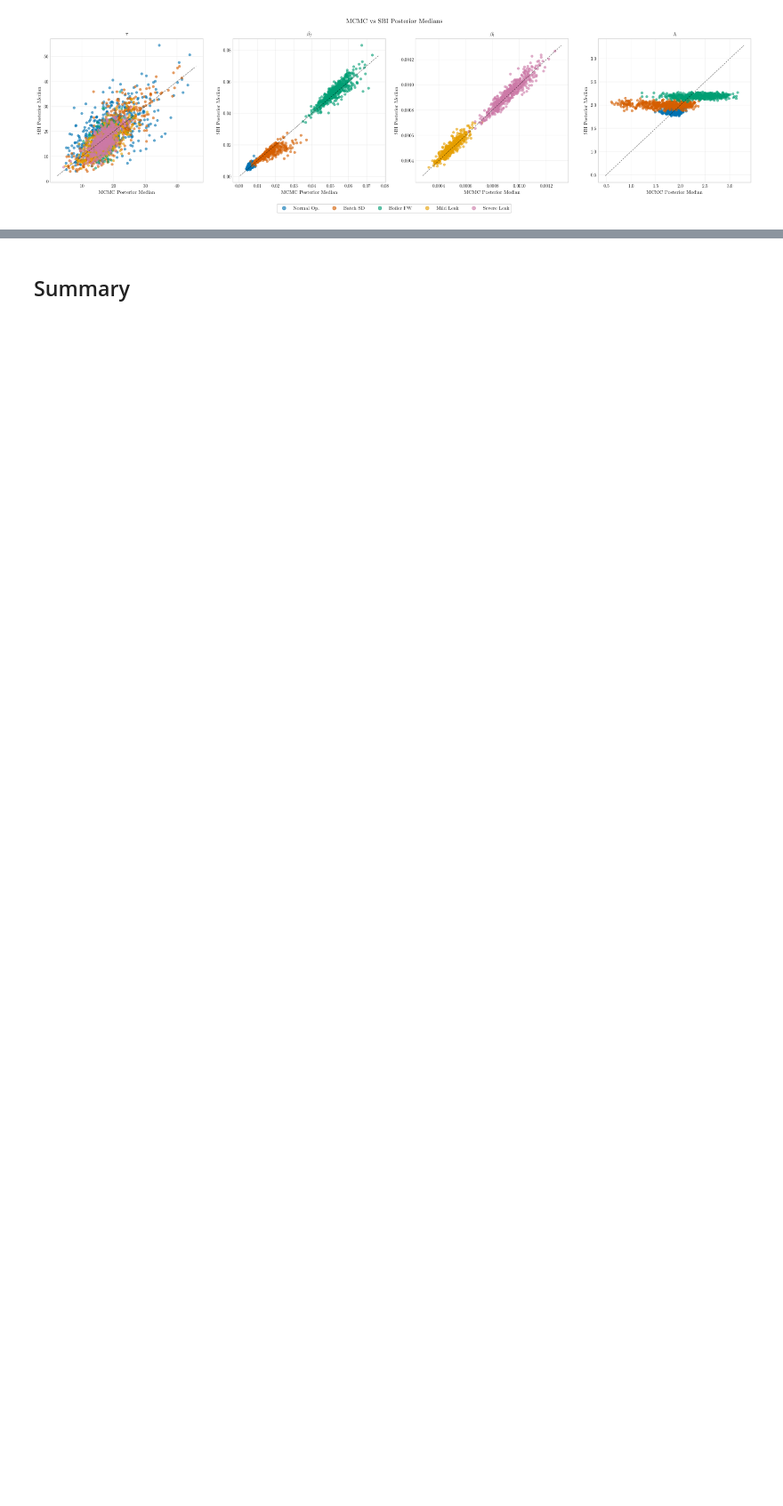
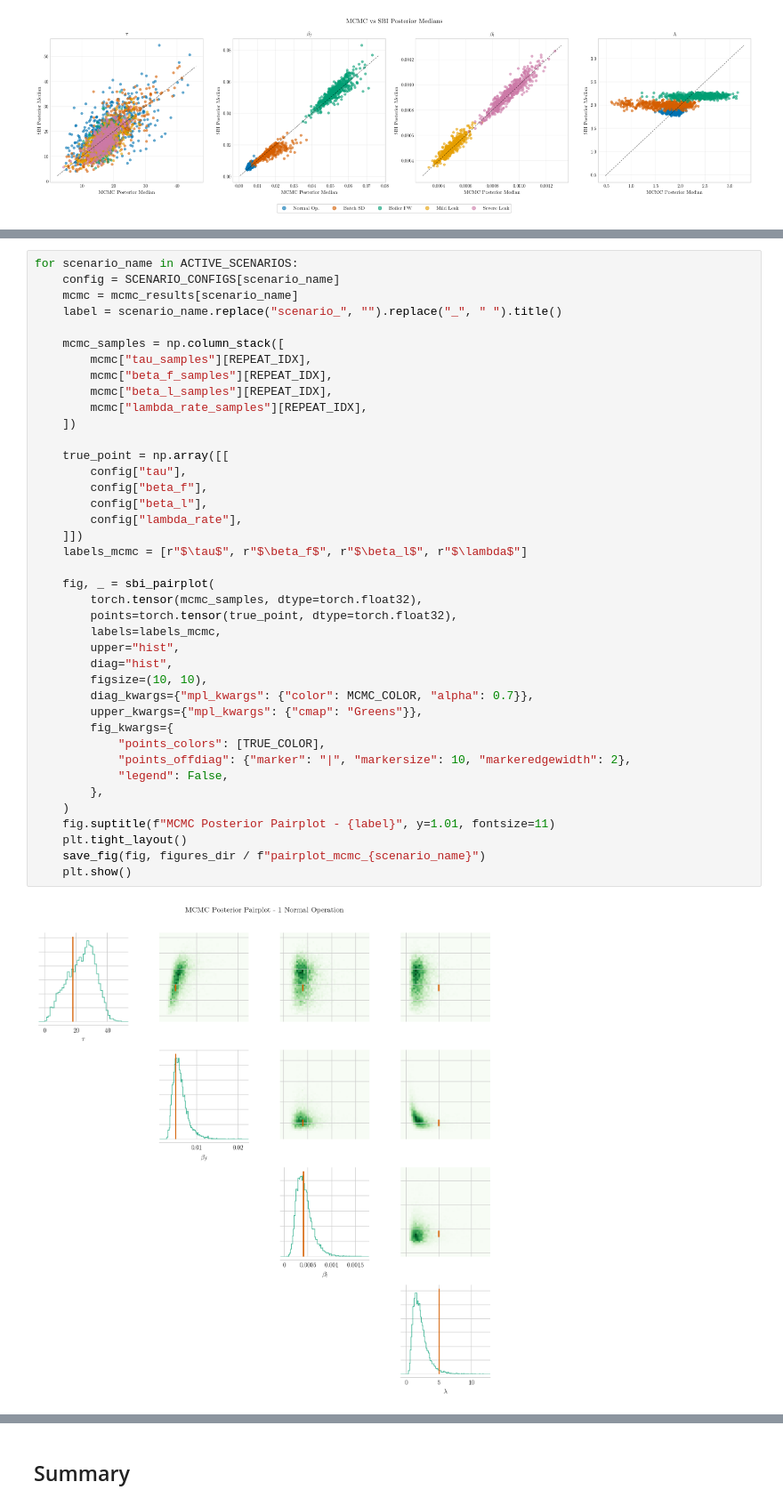
Before and after one commit to petercollett-cognite/sbi_mcmc_heat_exchanger, a Jupyter notebook: notebooks/04_multi_sample_study.ipynb, the cells around one changed output, grey strips where cells are left out. Shown at 89% size. Cells and saved outputs as stored; diff of their text form; blank space fills up the shorter version.

```diff
--- a/notebooks/04_multi_sample_study.ipynb
+++ b/notebooks/04_multi_sample_study.ipynb
@@ -671,0 +726,42 @@ plt.show()
+# %%
+for scenario_name in ACTIVE_SCENARIOS:
+    config = SCENARIO_CONFIGS[scenario_name]
+    mcmc = mcmc_results[scenario_name]
+    label = scenario_name.replace("scenario_", "").replace("_", " ").title()
+
+    mcmc_samples = np.column_stack([
+        mcmc["tau_samples"][REPEAT_IDX],
+        mcmc["beta_f_samples"][REPEAT_IDX],
+        mcmc["beta_l_samples"][REPEAT_IDX],
+        mcmc["lambda_rate_samples"][REPEAT_IDX],
+    ])
+
+    true_point = np.array([[
+        config["tau"],
+        config["beta_f"],
+        config["beta_l"],
+        config["lambda_rate"],
+    ]])
+    labels_mcmc = [r"$\tau$", r"$\beta_f$", r"$\beta_l$", r"$\lambda$"]
+
+    fig, _ = sbi_pairplot(
+        torch.tensor(mcmc_samples, dtype=torch.float32),
+        points=torch.tensor(true_point, dtype=torch.float32),
+        labels=labels_mcmc,
+        upper="hist",
+        diag="hist",
+        figsize=(10, 10),
+        diag_kwargs={"mpl_kwargs": {"color": MCMC_COLOR, "alpha": 0.7}},
+        upper_kwargs={"mpl_kwargs": {"cmap": "Greens"}},
+        fig_kwargs={
+            "points_colors": [TRUE_COLOR],
+            "points_offdiag": {"marker": "|", "markersize": 10, "markeredgewidth": 2},
+            "legend": False,
+        },
+    )
+    fig.suptitle(f"MCMC Posterior Pairplot - {label}", y=1.01, fontsize=11)
+    plt.tight_layout()
+    save_fig(fig, figures_dir / f"pairplot_mcmc_{scenario_name}")
+    plt.show()
+# %% [output]
+[figure, added]
```
Also changed, not shown: parts of 4 cells of this notebook, 24 other files.
